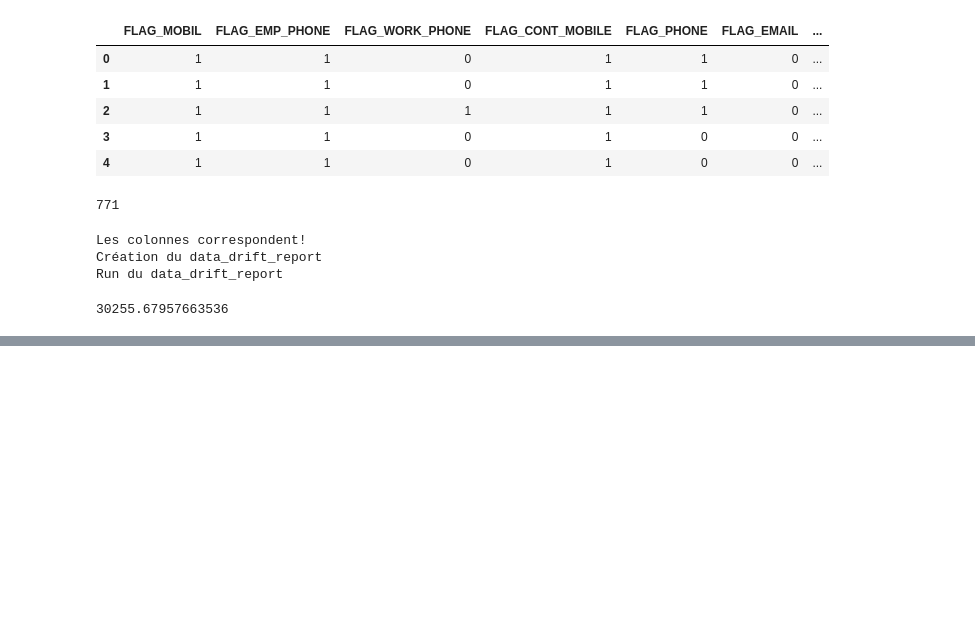
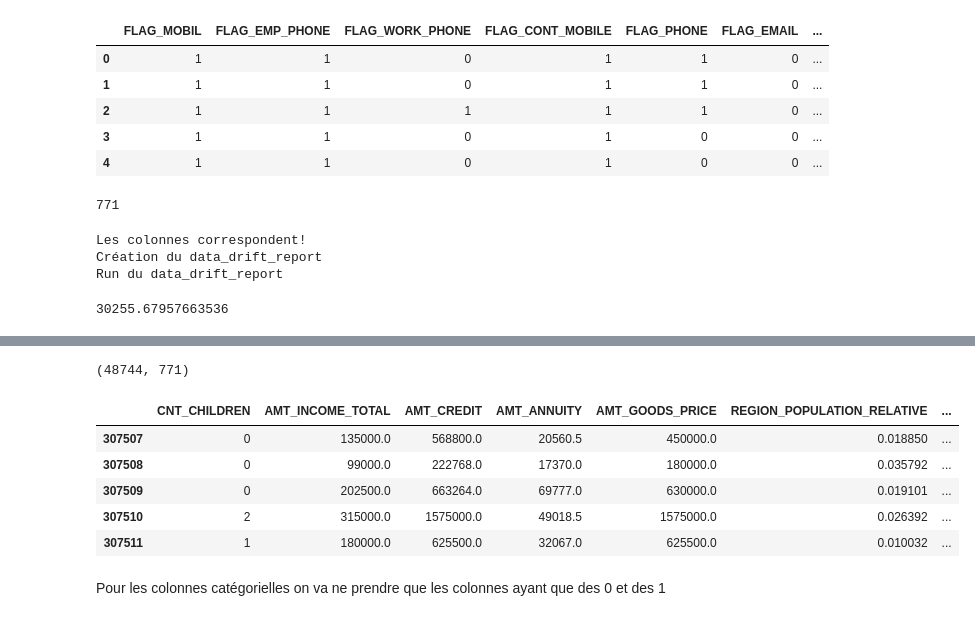
Before and after one commit to BadisG/Projet7-Openclassrooms, a Jupyter notebook: Ghoubali_Badis_2_dossier_code_082023/2-Tracking-MLFlow.ipynb, the cells around one changed output, grey strips where cells are left out. Saved outputs shown, nothing was run; the diff lists cells and outputs as text; code cells hidden in the pictures; blank space fills up the shorter version.

```diff
--- a/Ghoubali_Badis_2_dossier_code_082023/Tracking-MLFlow.ipynb
+++ b/Ghoubali_Badis_2_dossier_code_082023/2-Tracking-MLFlow.ipynb
@@ -1108,0 +1126,13 @@ data_drift_report.save_html('data_drift_report.html')
+# %%
+print(application_test.shape)
+application_test.head()
+# %% [output]
+(48744, 771)
+|  | CNT_CHILDREN | AMT_INCOME_TOTAL | AMT_CREDIT | AMT_ANNUITY | AMT_GOODS_PRICE | REGION_POPULATION_RELATIVE | ... |
+| 307507 | 0 | 135000.0 | 568800.0 | 20560.5 | 450000.0 | 0.018850 | ... |
+| 307508 | 0 | 99000.0 | 222768.0 | 17370.0 | 180000.0 | 0.035792 | ... |
+| 307509 | 0 | 202500.0 | 663264.0 | 69777.0 | 630000.0 | 0.019101 | ... |
+| 307510 | 2 | 315000.0 | 1575000.0 | 49018.5 | 1575000.0 | 0.026392 | ... |
+| 307511 | 1 | 180000.0 | 625500.0 | 32067.0 | 625500.0 | 0.010032 | ... |
+# %% [markdown]
+Pour les colonnes catégorielles on va ne prendre que les colonnes ayant que des 0 et des 1
```
Also changed, not shown: parts of 9 cells of this notebook.
